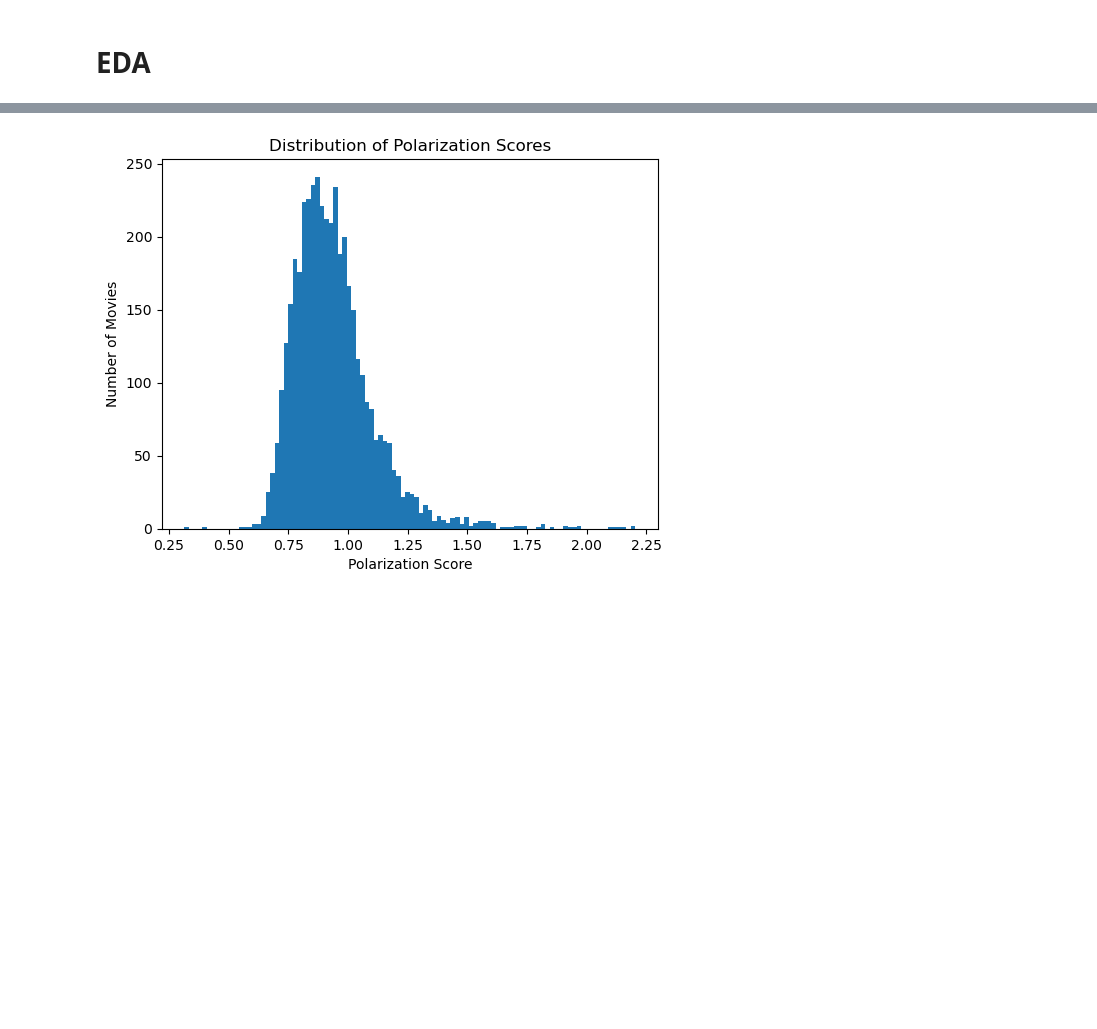
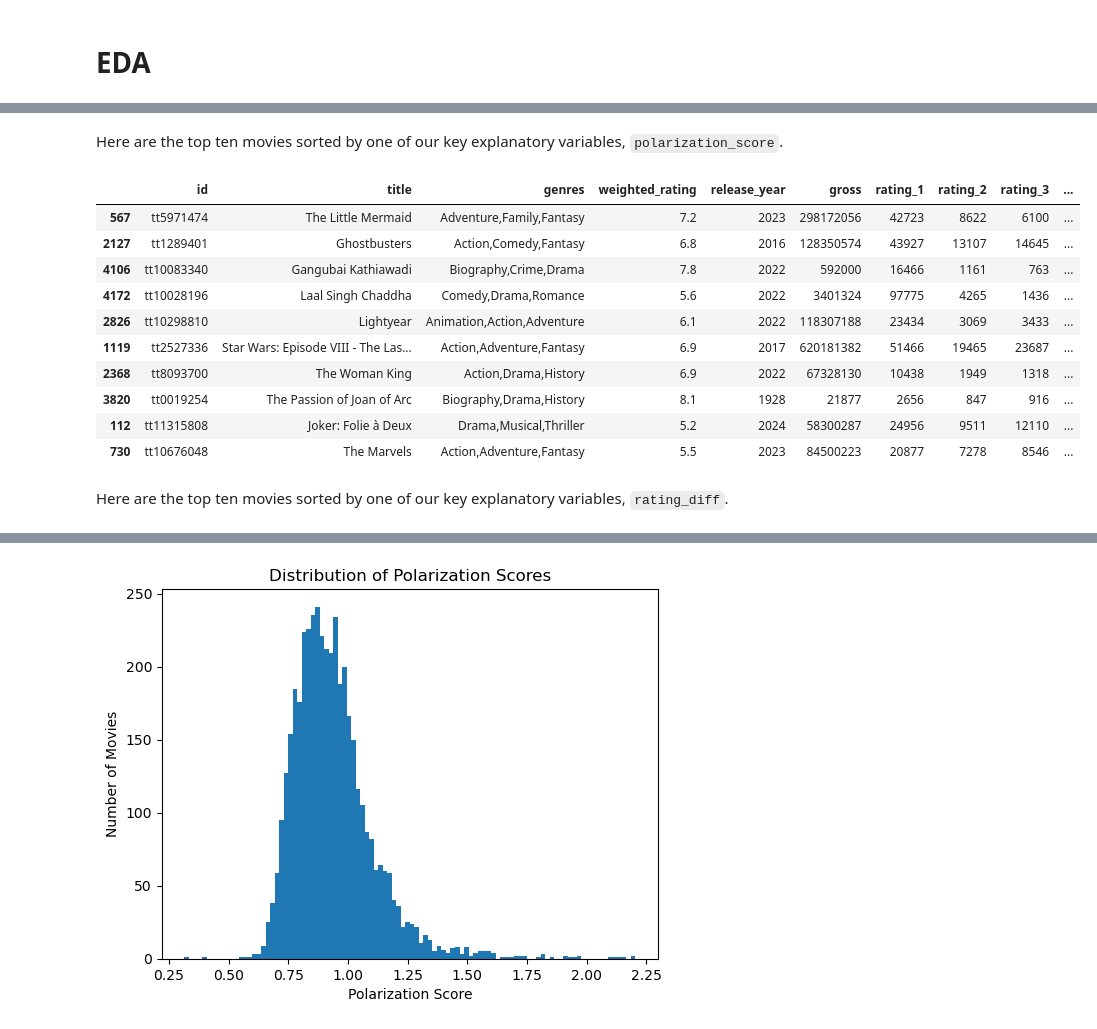
Before and after one commit to kaijchang/cmpu250-project-group-1, a Jupyter notebook: eda/eda.ipynb, the cells around one changed output, grey strips where cells are left out. Saved outputs shown, nothing was run; the diff lists cells and outputs as text; code cells hidden in the pictures; blank space fills up the shorter version.

```diff
--- a/eda/eda.ipynb
+++ b/eda/eda.ipynb
@@ -91,0 +88,18 @@ movies.head(10)
+# %% [markdown]
+Here are the top ten movies sorted by one of our key explanatory variables, `polarization_score`.
+# %%
+movies_us_release.sort_values('rating_diff', ascending=False).head(10)
+# %% [output]
+|  | id | title | genres | weighted_rating | release_year | gross | rating_1 | rating_2 | rating_3 | ... |
+| 567 | tt5971474 | The Little Mermaid | Adventure,Family,Fantasy | 7.2 | 2023 | 298172056 | 42723 | 8622 | 6100 | ... |
+| 2127 | tt1289401 | Ghostbusters | Action,Comedy,Fantasy | 6.8 | 2016 | 128350574 | 43927 | 13107 | 14645 | ... |
+| 4106 | tt10083340 | Gangubai Kathiawadi | Biography,Crime,Drama | 7.8 | 2022 | 592000 | 16466 | 1161 | 763 | ... |
+| 4172 | tt10028196 | Laal Singh Chaddha | Comedy,Drama,Romance | 5.6 | 2022 | 3401324 | 97775 | 4265 | 1436 | ... |
+| 2826 | tt10298810 | Lightyear | Animation,Action,Adventure | 6.1 | 2022 | 118307188 | 23434 | 3069 | 3433 | ... |
+| 1119 | tt2527336 | Star Wars: Episode VIII - The Las... | Action,Adventure,Fantasy | 6.9 | 2017 | 620181382 | 51466 | 19465 | 23687 | ... |
+| 2368 | tt8093700 | The Woman King | Action,Drama,History | 6.9 | 2022 | 67328130 | 10438 | 1949 | 1318 | ... |
+| 3820 | tt0019254 | The Passion of Joan of Arc | Biography,Drama,History | 8.1 | 1928 | 21877 | 2656 | 847 | 916 | ... |
+| 112 | tt11315808 | Joker: Folie à Deux | Drama,Musical,Thriller | 5.2 | 2024 | 58300287 | 24956 | 9511 | 12110 | ... |
+| 730 | tt10676048 | The Marvels | Action,Adventure,Fantasy | 5.5 | 2023 | 84500223 | 20877 | 7278 | 8546 | ... |
+# %% [markdown]
+Here are the top ten movies sorted by one of our key explanatory variables, `rating_diff`.
```
Also changed, not shown: parts of 15 cells of this notebook.
